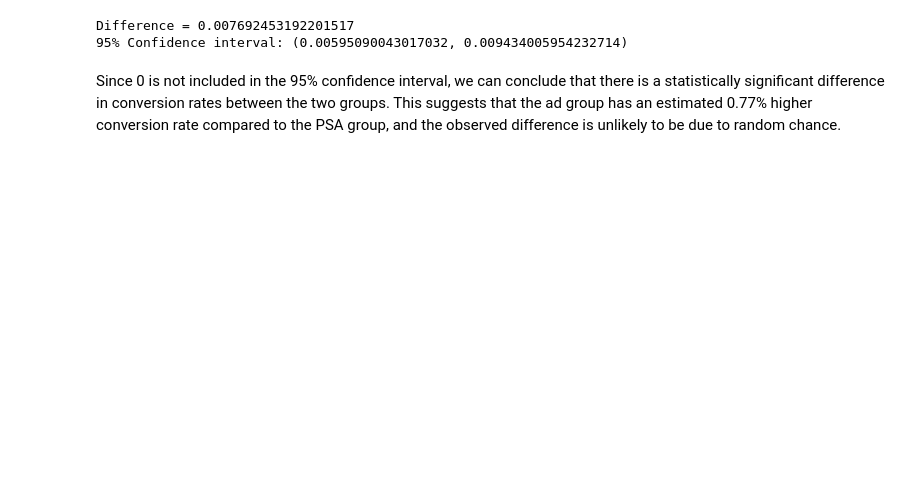
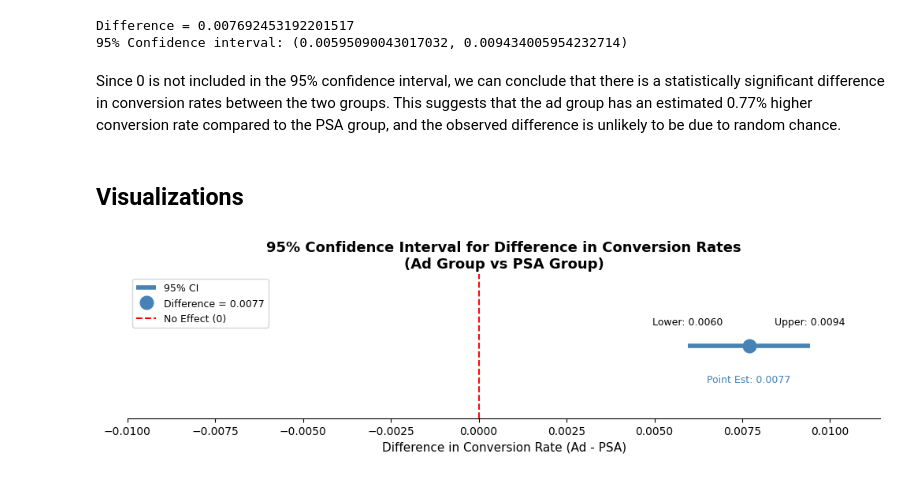
Before and after one commit to AaronVillegas5/ABTest-MarketingCampaign, a Jupyter notebook: AB_Testing.ipynb, the cells around one changed output. Cells and saved outputs as stored; diff of their text form; code cells hidden in the pictures; blank space fills up the shorter version.

Commit message:
Added confidence interval plot

```diff
--- a/AB_Testing.ipynb
+++ b/AB_Testing.ipynb
@@ -168,3 +140,41 @@ Difference = 0.007692453192201517
 95% Confidence interval: (0.00595090043017032, 0.009434005954232714)
 # %% [markdown]
 Since 0 is not included in the 95% confidence interval, we can conclude that there is a statistically significant difference in conversion rates between the two groups. This suggests that the ad group has an estimated 0.77% higher conversion rate compared to the PSA group, and the observed difference is unlikely to be due to random chance.
+# %% [markdown]
+## Visualizations
+# %%
+import matplotlib.pyplot as plt
+
+fig, ax = plt.subplots(figsize=(10, 3))
+
+# Plot the CI as a horizontal line
+ax.hlines(y=0, xmin=ci_lower, xmax=ci_upper, linewidth=4, color='steelblue', label='95% CI')
+
+# Plot the point estimate (diff)
+ax.plot(diff, 0, 'o', color='steelblue', markersize=12, zorder=5, label=f'Difference = {diff:.4f}')
+
+# Add vertical line at zero to show significance boundary
+ax.axvline(x=0, color='red', linestyle='--', linewidth=1.5, label='No Effect (0)')
+
+# Annotate the bounds
+ax.text(ci_lower, 0.15, f'Lower: {ci_lower:.4f}', ha='center', fontsize=9, color='black')
+ax.text(ci_upper, 0.15, f'Upper: {ci_upper:.4f}', ha='center', fontsize=9, color='black')
+ax.text(diff, -0.25, f'Point Est: {diff:.4f}', ha='center', fontsize=9, color='steelblue')
+
+# Formatting
+ax.set_xlim(ci_lower - 0.002, ci_upper + 0.002)
+ax.set_ylim(-0.5, 0.5)
+ax.set_yticks([])
+ax.set_xlabel('Difference in Conversion Rate (Ad - PSA)', fontsize=11)
+ax.set_title('95% Confidence Interval for Difference in Conversion Rates\n(Ad Group vs PSA Group)', fontsize=13, fontweight='bold')
+ax.legend(loc='upper left', fontsize=9)
+ax.spines['left'].set_visible(False)
+ax.spines['top'].set_visible(False)
+ax.spines['right'].set_visible(False)
+
+plt.tight_layout()
+plt.savefig('ci_plot.png', dpi=150, bbox_inches='tight')
+plt.xlim(-0.01, ci_upper + 0.002)
+plt.show()
+# %% [output]
+[figure, added]
```
Also changed, not shown: parts of 2 cells of this notebook, 2 other files.
